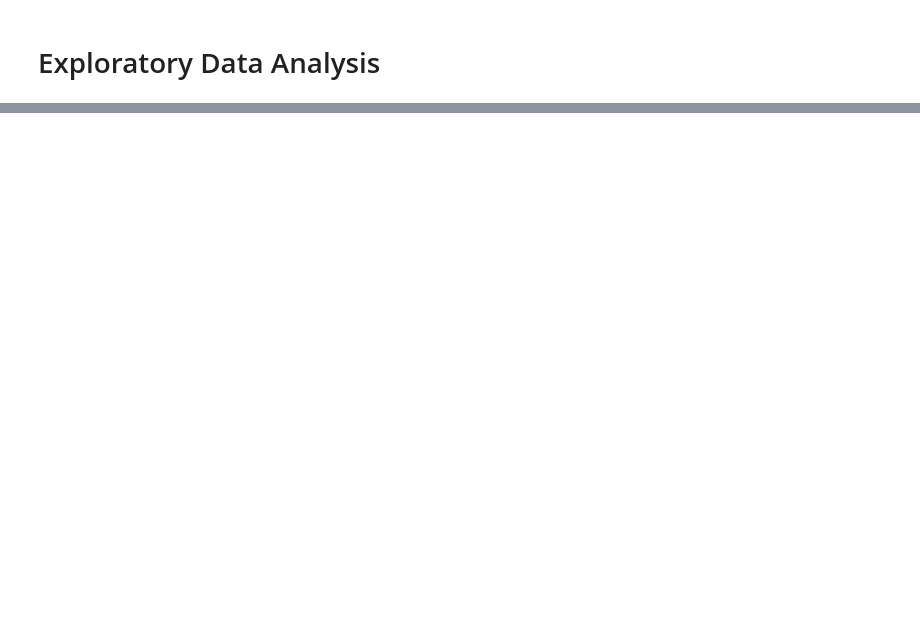
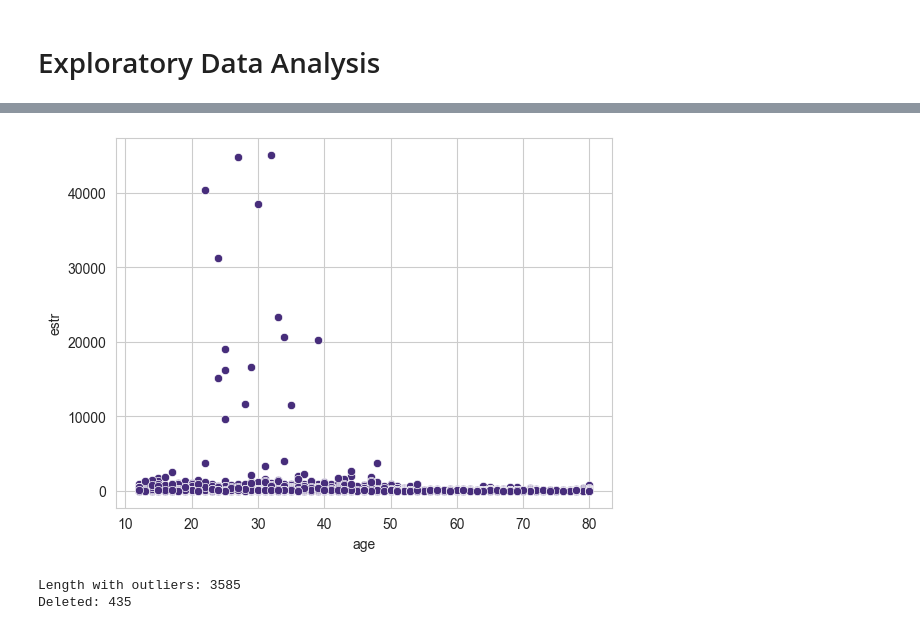
Before and after one commit to dropoftherain/HormoneAnalysis, a Jupyter notebook: eda.ipynb, the cells around one changed output, grey strips where cells are left out. Drawn from its saved outputs; the diff is of its cells as text; code cells hidden in the pictures; blank space fills up the shorter version.

```diff
--- a/eda.ipynb
+++ b/eda.ipynb
@@ -28,0 +194,19 @@ biochem.head()
+# %%
+sns.scatterplot(x='age', y='estr', data=df_estr)
+plt.show()
+# %% [output]
+[figure, added]
+# %%
+sf = df_estr['estr'].quantile(0.75)
+tf = df_estr['estr'].quantile(0.25)
+IQR = sf - tf
+
+upper = sf + (1.5 * IQR)
+lower = tf - (1.5 * IQR)
+
+print('Length with outliers:', len(df_estr))
+print('Deleted:', len(df_estr[(df_estr['estr'] < lower) | (df_estr['estr'] > upper)]))
+df_estr_no_outliers = df_estr[(df_estr['estr'] > lower) & (df_estr['estr'] < upper)]
+# %% [output]
+Length with outliers: 3585
+Deleted: 435
```
Also changed, not shown: parts of 24 cells of this notebook.
